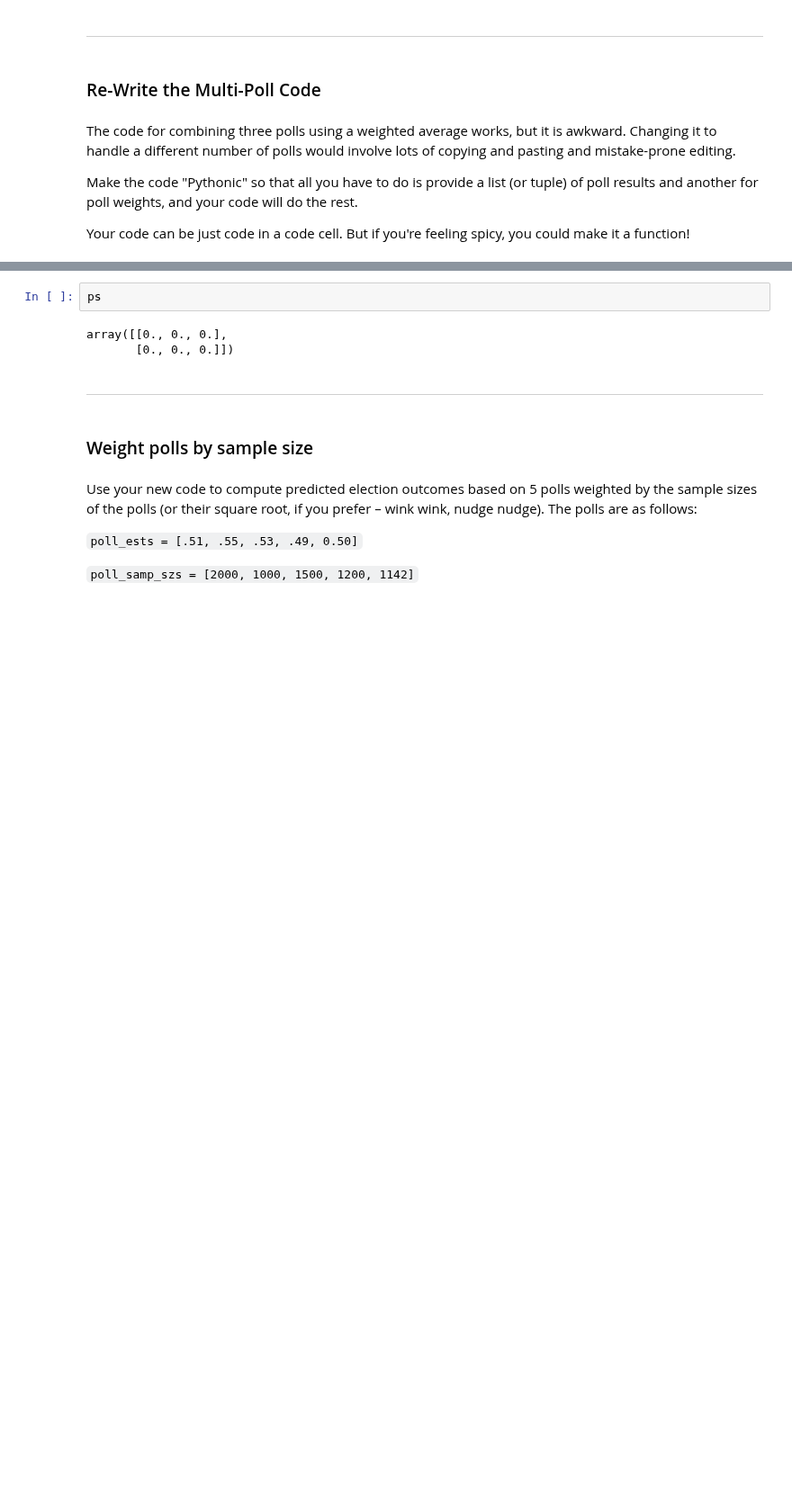
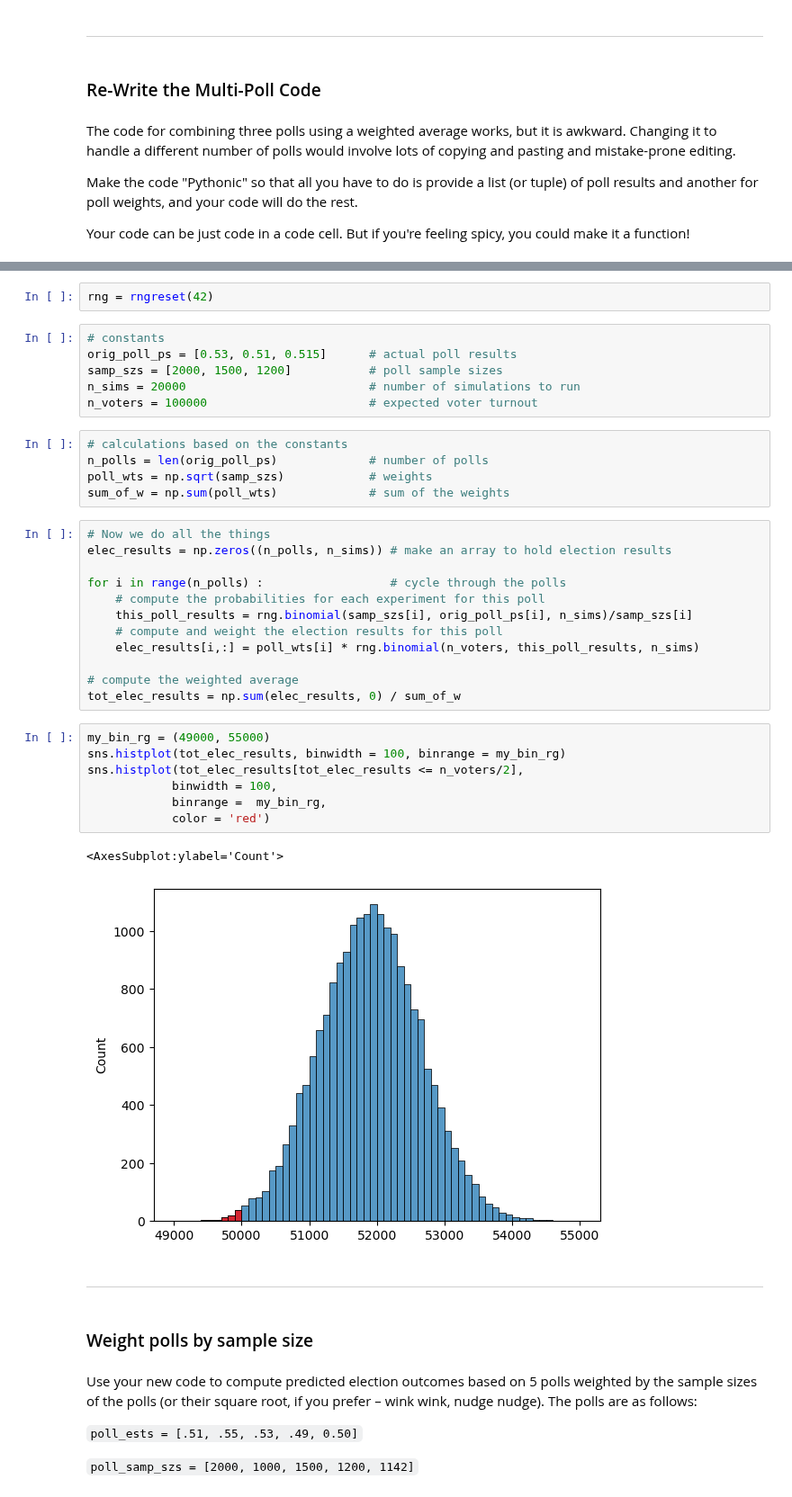
Before and after one commit to psychdatascience/FDS-CourseTwo, a Jupyter notebook: tu16_HW_S.ipynb, the cells around one changed output, grey strips where cells are left out. Shown at 90% size. Drawn from its saved outputs; the diff is of its cells as text; blank space fills up the shorter version.

```diff
--- a/tu16_HW_S.ipynb
+++ b/tu16_HW_S.ipynb
@@ -124,8 +117,38 @@ ps = np.zeros((2, 3))
-# %%
-ps
-# %% [output]
-array([[0., 0., 0.],
-       [0., 0., 0.]])
+# %%
+rng = rngreset(42)
+# %%
+# constants
+orig_poll_ps = [0.53, 0.51, 0.515]      # actual poll results
+samp_szs = [2000, 1500, 1200]           # poll sample sizes
+n_sims = 20000                          # number of simulations to run
+n_voters = 100000                       # expected voter turnout
+# %%
+# calculations based on the constants
+n_polls = len(orig_poll_ps)             # number of polls
+poll_wts = np.sqrt(samp_szs)            # weights
+sum_of_w = np.sum(poll_wts)             # sum of the weights
+# %%
+# Now we do all the things
+elec_results = np.zeros((n_polls, n_sims)) # make an array to hold election results
+
+for i in range(n_polls) :                  # cycle through the polls
+    # compute the probabilities for each experiment for this poll
+    this_poll_results = rng.binomial(samp_szs[i], orig_poll_ps[i], n_sims)/samp_szs[i]
+    # compute and weight the election results for this poll
+    elec_results[i,:] = poll_wts[i] * rng.binomial(n_voters, this_poll_results, n_sims)
+
+# compute the weighted average
+tot_elec_results = np.sum(elec_results, 0) / sum_of_w
+# %%
+my_bin_rg = (49000, 55000)
+sns.histplot(tot_elec_results, binwidth = 100, binrange = my_bin_rg)
+sns.histplot(tot_elec_results[tot_elec_results <= n_voters/2],
+            binwidth = 100,
+            binrange =  my_bin_rg,
+            color = 'red')
+# %% [output]
+<AxesSubplot:ylabel='Count'>
+[figure, added]
 # %% [markdown]
 ---
 # %% [markdown]
```
Also changed, not shown: parts of 2 cells of this notebook.
